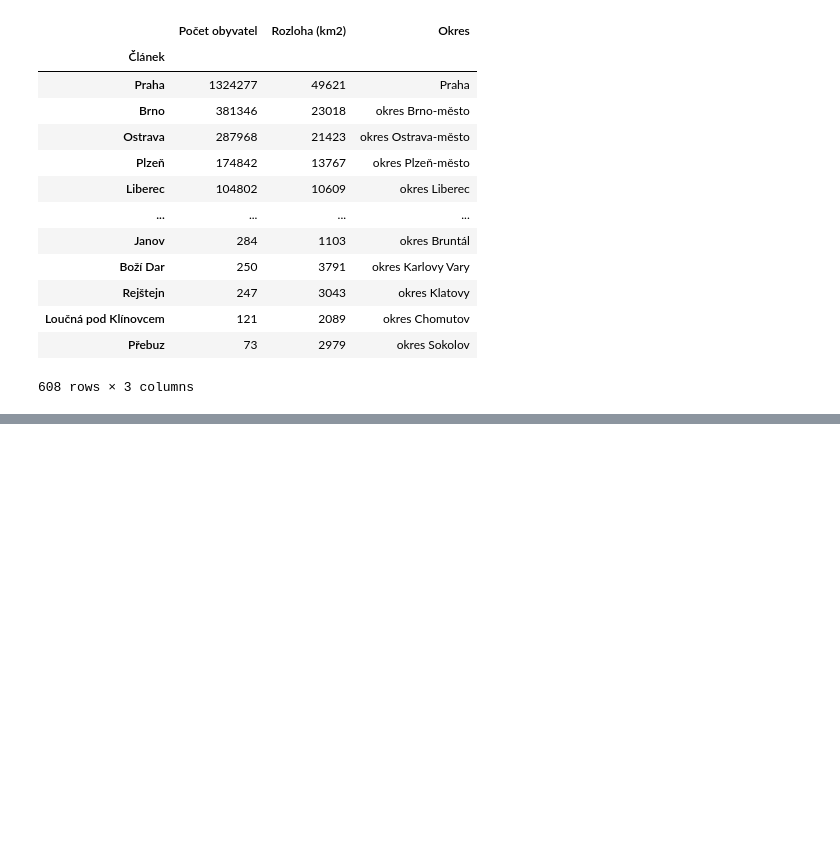
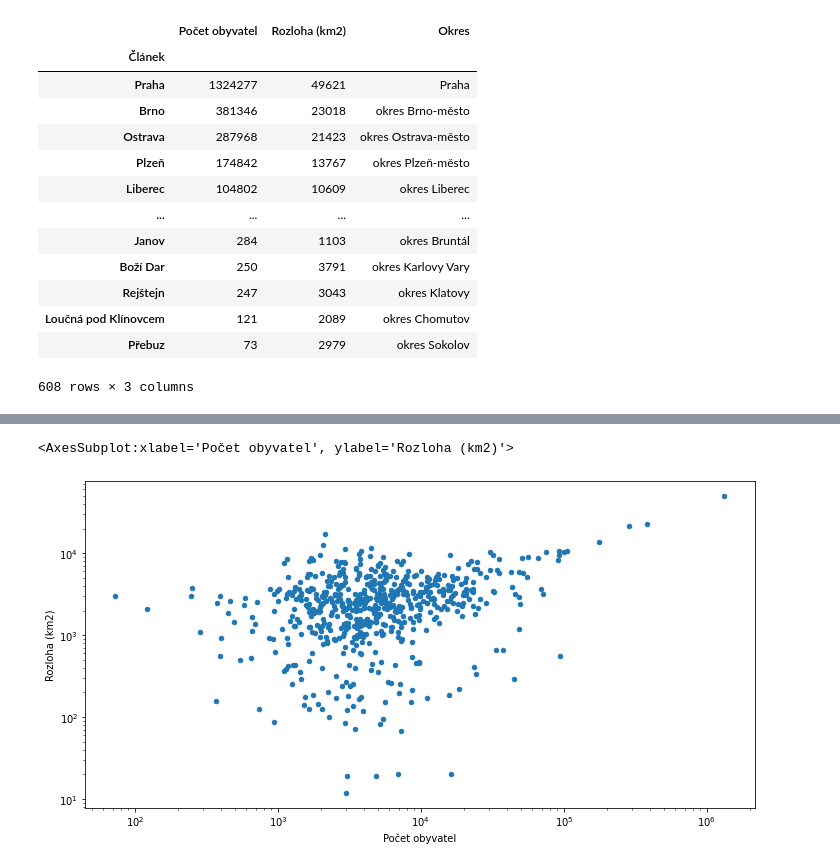
Before and after one commit to matr01/jupyter-hello, a Jupyter notebook: hello-pandas.ipynb, the cells around one changed output, grey strips where cells are left out. Saved outputs shown, nothing was run; the diff lists cells and outputs as text; code cells hidden in the pictures; blank space fills up the shorter version.

```diff
--- a/hello-pandas.ipynb
+++ b/hello-pandas.ipynb
@@ -35,0 +59,5 @@ mesta['Počet obyvatel'].plot(figsize=(16,6))
+# %%
+mesta.plot.scatter(x="Počet obyvatel",y="Rozloha (km2)",logy=True,logx=True,figsize=(12,6))
+# %% [output]
+<AxesSubplot:xlabel='Počet obyvatel', ylabel='Rozloha (km2)'>
+[figure, added]
```
Also changed, not shown: parts of 6 cells of this notebook.
